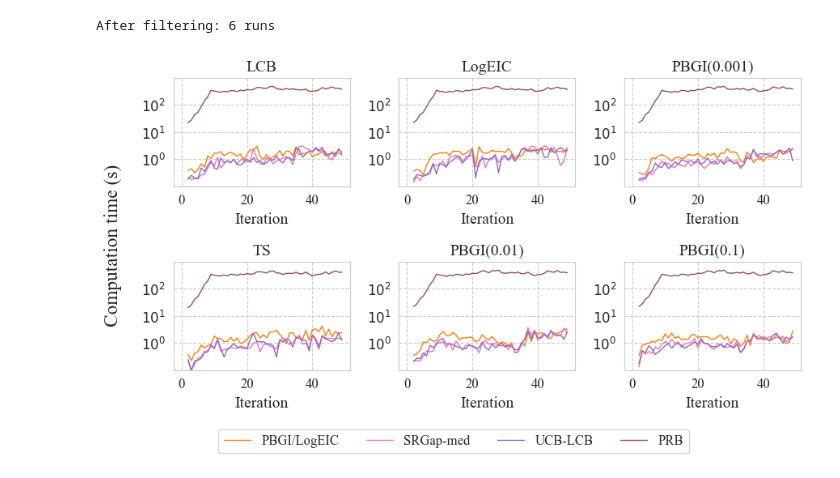
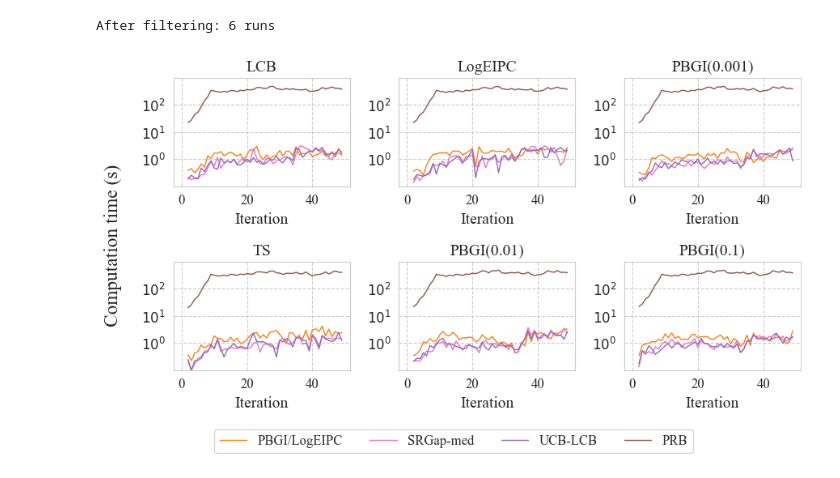
Before and after one commit to QianJaneXie/CostAwareStoppingBayesOpt, a Jupyter notebook: notebooks/Synthetic_8D_RunTime_Experiment.ipynb, the cells around one changed output. Cells and saved outputs as stored; diff of their text form; code cells hidden in the pictures.

Commit message:
update runtime experiment legend

```diff
--- a/notebooks/Synthetic_8D_RunTime_Experiment.ipynb
+++ b/notebooks/Synthetic_8D_RunTime_Experiment.ipynb
@@ -79,34 +79,6 @@ for r in filtered_runs:
         policy_histories[policy][rule] = series
 
 # policy_histories
-# %%
-# build a dict of pandas Series: {policy: runtime per iteration}
-policy_histories = {}
-for r in filtered_runs:
-    policy = r.config.get('policy', r.name)
-    # fetch full history (50 iterations ≈ <100 rows)
-    hist = r.history(samples=1000)
-
-    # guess the runtime column name
-    runtime_col = None
-    for c in hist.columns:
-        if c.endswith("_time"):
-            runtime_col = c
-            break
-    if runtime_col is None:
-        print(f"[warning] no runtime column for run {r.name} (policy={policy}) – skipped")
-        continue
-
-    # ensure exactly 50 iterations, drop NaNs at the front if any
-    series = (
-        hist[runtime_col]
-        .fillna(0)                # convert NaNs → 0 for plotting/analysis
-        .reset_index(drop=True)
-        .iloc[:50]
-    )
-    policy_histories[policy] = series
-
-# print(policy_histories)
 # %%
 import seaborn as sns
 import matplotlib.pyplot as plt
@@ -154,12 +126,12 @@ name_dict = {
     'Stable_Gittins_Lambda_1': "PBGI(0.1)",
     'Stable_Gittins_Lambda_01': "PBGI(0.01)",
     'Stable_Gittins_Lambda_001':"PBGI(0.001)",
-    'LogEIWithCost':"LogEIC",
+    'LogEIWithCost':"LogEIPC",
     'UpperConfidenceBound': "LCB",
     'ThompsonSampling': "TS",
     'PRB_0_1': "PRB",
-    'LogEIC': "PBGI/LogEIC",
-    'LogEIC-med':"LogEIC-med",
+    'LogEIC': "PBGI/LogEIPC",
+    'LogEIC-med':"LogEIPC-med",
     'UCB-LCB': "UCB-LCB",
     'Convergence': "Convergence",
     'GSS': "GSS",
@@ -178,7 +150,8 @@ def log10_formatter(x, pos):
     k = int(round(math.log10(x)))
     return fr"$10^{k}$"
 
-policies = [p for p, rd in policy_histories.items() if rd]   # skip empty ones
+# choose policies to plot
+policies = list(policy_histories.keys())
 n_pols   = len(policies)
 
 # choose a grid shape—square-ish usually looks good
@@ -192,7 +165,6 @@ all_handles, all_labels = [], []
 
 for ax, policy in zip(axes, policies):
     rule_dict = policy_histories[policy]
-
     for rule, s in rule_dict.items():
         line, = ax.plot(
             s.index, s.values,
@@ -210,31 +182,31 @@ for ax, policy in zip(axes, policies):
     for handle, label in zip(h, l):
         if label not in all_labels:
             all_handles.append(handle)
             all_labels.append(label)
 
 # hide any unused axes (if grid bigger than needed)
 for ax in axes[n_pols:]:
     ax.axis("off")
 
 for ax in axes:
     ax.set_yscale("log")
     ax.set_ylim(0.1, 1000)       # make sure the axis actually spans 10^0–10^2
     ax.yaxis.set_major_locator(mticker.FixedLocator([1, 10, 100]))
     ax.yaxis.set_major_formatter(mticker.FuncFormatter(log10_formatter))
 
 fig.supylabel("Computation time (s)", va="center")
 # single legend centred below all subplots
 fig.legend(
     all_handles, all_labels,
     loc='lower center',
     bbox_to_anchor=(0.5, -0.03),
     ncol=len(stopping_rules),
     fontsize=12
 )
 
 fig.tight_layout(rect=[0, 0.05, 1, 1])   # leave space for the legend
 
 plt.savefig(f'../plots/Synthetic_RunTime.pdf', bbox_inches='tight')
 plt.show()
 # %% [output]
-[figure, old version]
+[figure, new version]
```
